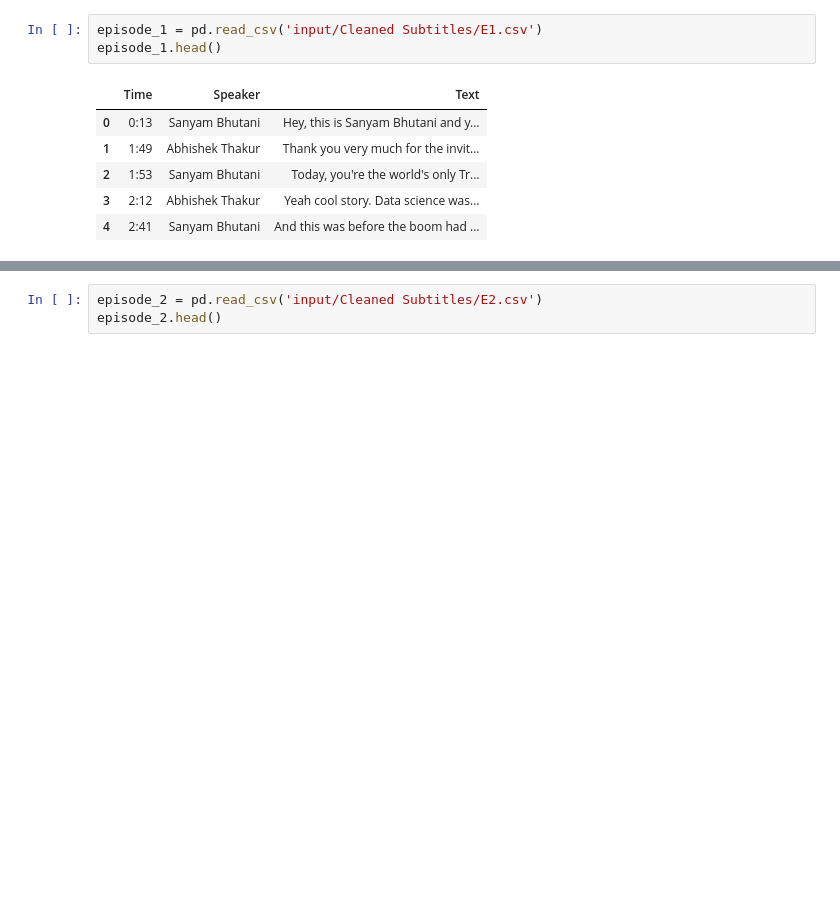
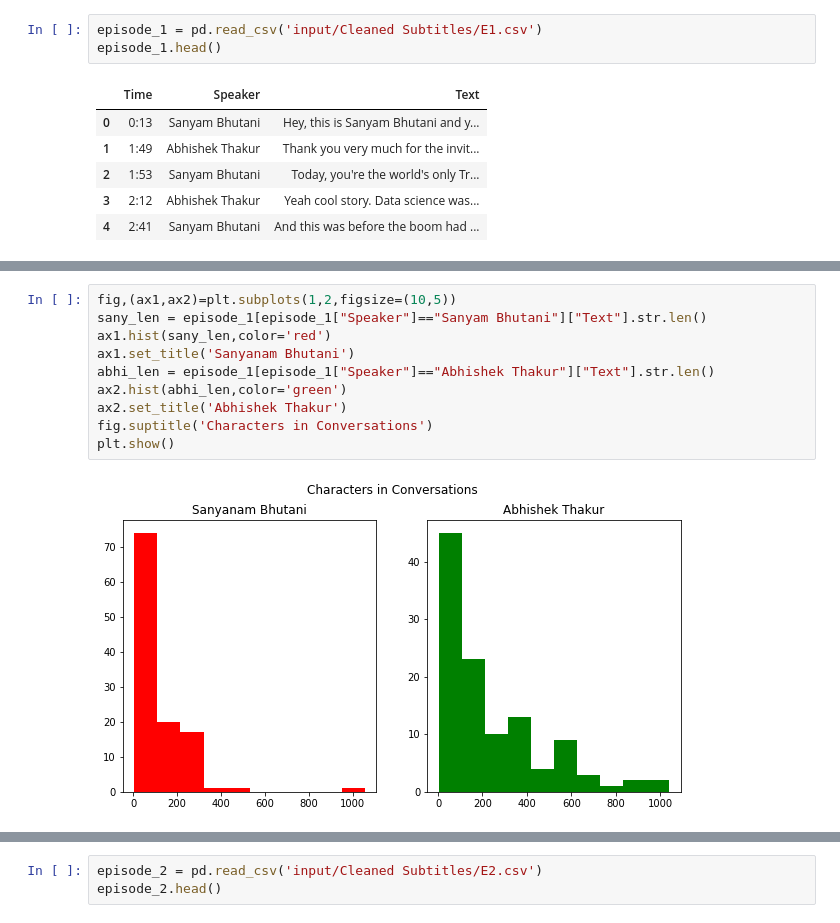
Before and after one commit to kurianbenoy/CTD-show-Data-Analysis, a Jupyter notebook: 2-understanding_interviewer.ipynb, the cells around one changed output, grey strips where cells are left out. Cells and saved outputs as stored; diff of their text form; blank space fills up the shorter version.

```diff
--- a/2-understanding_interviewer.ipynb
+++ b/2-understanding_interviewer.ipynb
@@ -144,0 +149,12 @@ episode_1.head()
+# %%
+fig,(ax1,ax2)=plt.subplots(1,2,figsize=(10,5))
+sany_len = episode_1[episode_1["Speaker"]=="Sanyam Bhutani"]["Text"].str.len()
+ax1.hist(sany_len,color='red')
+ax1.set_title('Sanyanam Bhutani')
+abhi_len = episode_1[episode_1["Speaker"]=="Abhishek Thakur"]["Text"].str.len()
+ax2.hist(abhi_len,color='green')
+ax2.set_title('Abhishek Thakur')
+fig.suptitle('Characters in Conversations')
+plt.show()
+# %% [output]
+[figure, added]
```
Also changed, not shown: parts of 9 cells of this notebook.
